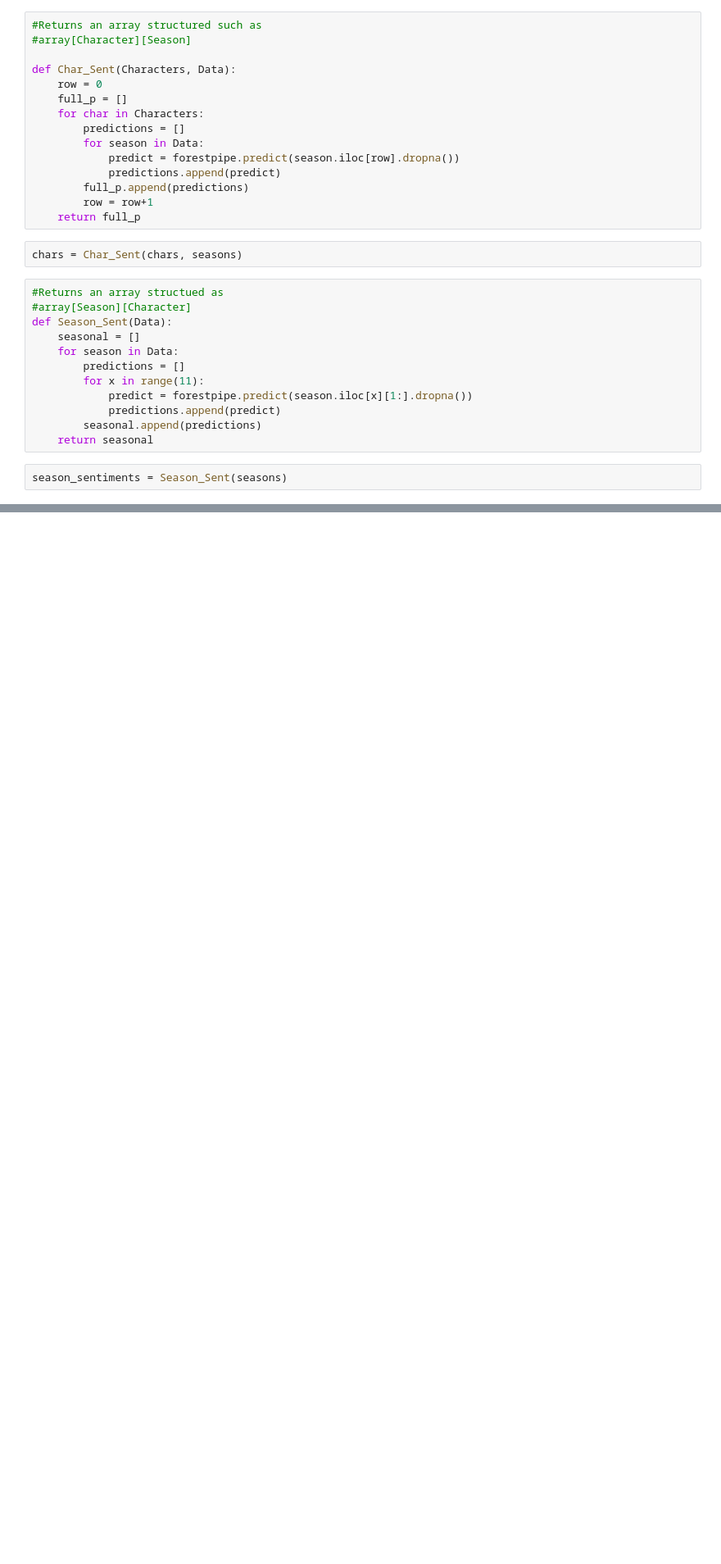
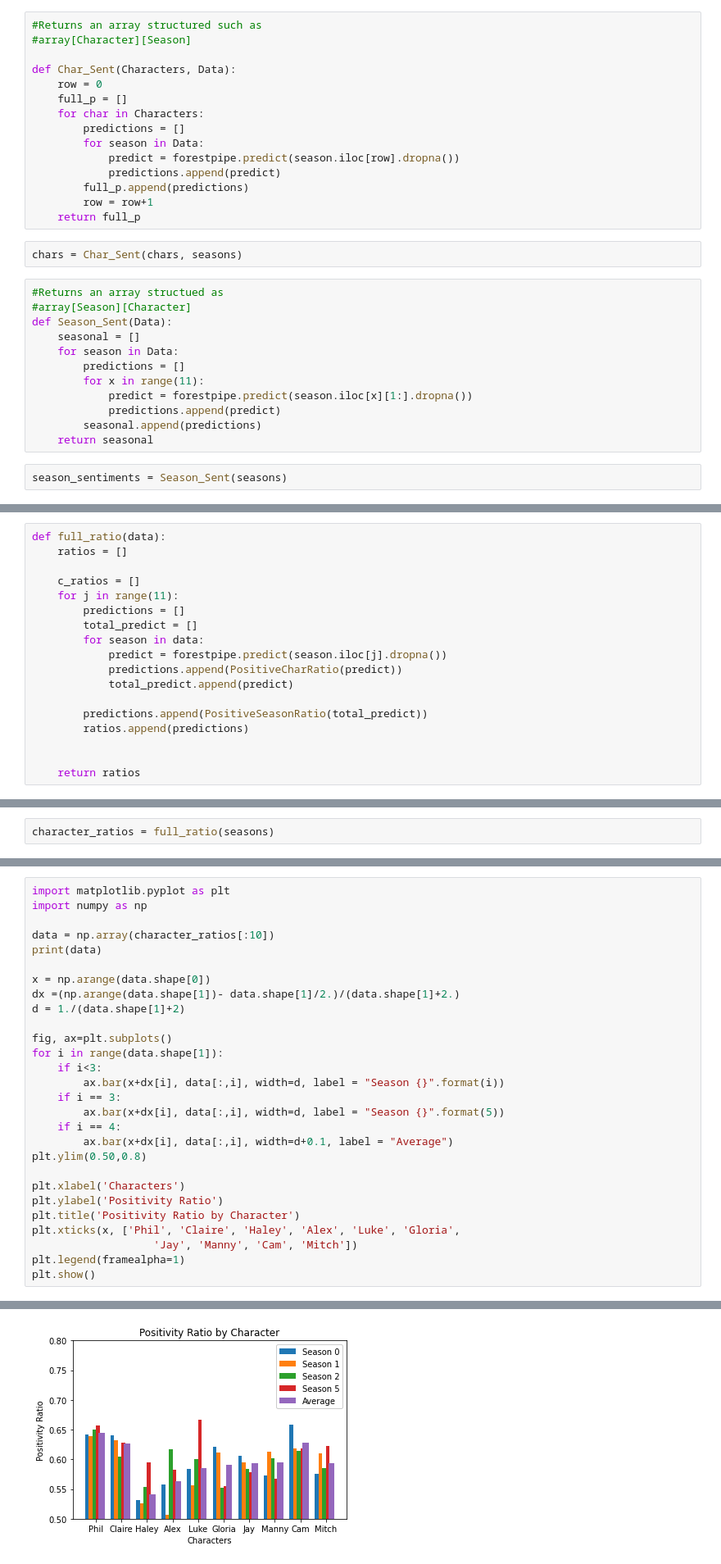
Before and after one commit to TomR2022/Text-Mining-Group-Project, a Jupyter notebook: Sentiment Analysis.ipynb, the cells around one changed output, grey strips where cells are left out. Shown at 82% size. Cells and saved outputs as stored; diff of their text form; blank space fills up the shorter version.

```diff
--- a/Sentiment Analysis.ipynb
+++ b/Sentiment Analysis.ipynb
@@ -348,0 +225,18 @@ character_ratios
+# %%
+def full_ratio(data):
+    ratios = []
+
+    c_ratios = []
+    for j in range(11):
+        predictions = []
+        total_predict = []
+        for season in data:
+            predict = forestpipe.predict(season.iloc[j].dropna())
+            predictions.append(PositiveCharRatio(predict))
+            total_predict.append(predict)
+
+        predictions.append(PositiveSeasonRatio(total_predict))
+        ratios.append(predictions)
+
+
+    return ratios
@@ -348,0 +305,2 @@ character_ratios
+# %%
+character_ratios = full_ratio(seasons)
@@ -348,0 +338,29 @@ character_ratios
+# %%
+import matplotlib.pyplot as plt
+import numpy as np
+
+data = np.array(character_ratios[:10])
+print(data)
+
+x = np.arange(data.shape[0])
+dx =(np.arange(data.shape[1])- data.shape[1]/2.)/(data.shape[1]+2.)
+d = 1./(data.shape[1]+2)
+
+fig, ax=plt.subplots()
+for i in range(data.shape[1]):
+    if i<3:
+        ax.bar(x+dx[i], data[:,i], width=d, label = "Season {}".format(i))
+    if i == 3:
+        ax.bar(x+dx[i], data[:,i], width=d, label = "Season {}".format(5))
+    if i == 4:
+        ax.bar(x+dx[i], data[:,i], width=d+0.1, label = "Average")
+plt.ylim(0.50,0.8)
+
+plt.xlabel('Characters')
+plt.ylabel('Positivity Ratio')
+plt.title('Positivity Ratio by Character')
+plt.xticks(x, ['Phil', 'Claire', 'Haley', 'Alex', 'Luke', 'Gloria',
+                   'Jay', 'Manny', 'Cam', 'Mitch'])
+plt.legend(framealpha=1)
+plt.show()
+# %% [output]
@@ -348,0 +377 @@ character_ratios
+[figure, added]
```
Also changed, not shown: parts of 38 cells of this notebook.
